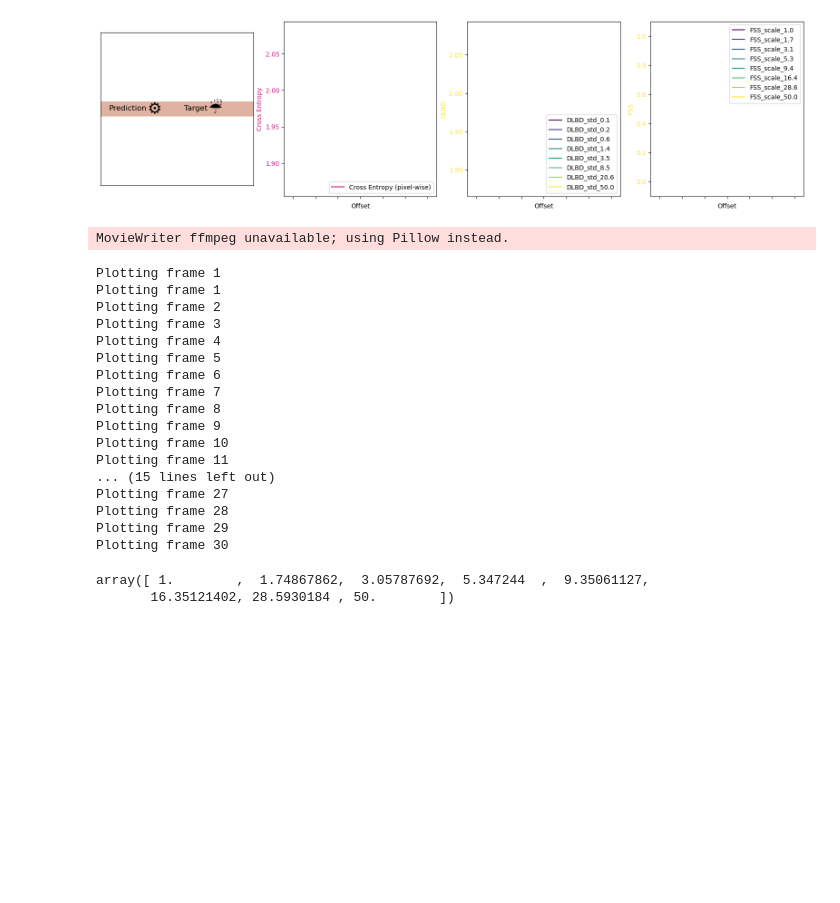
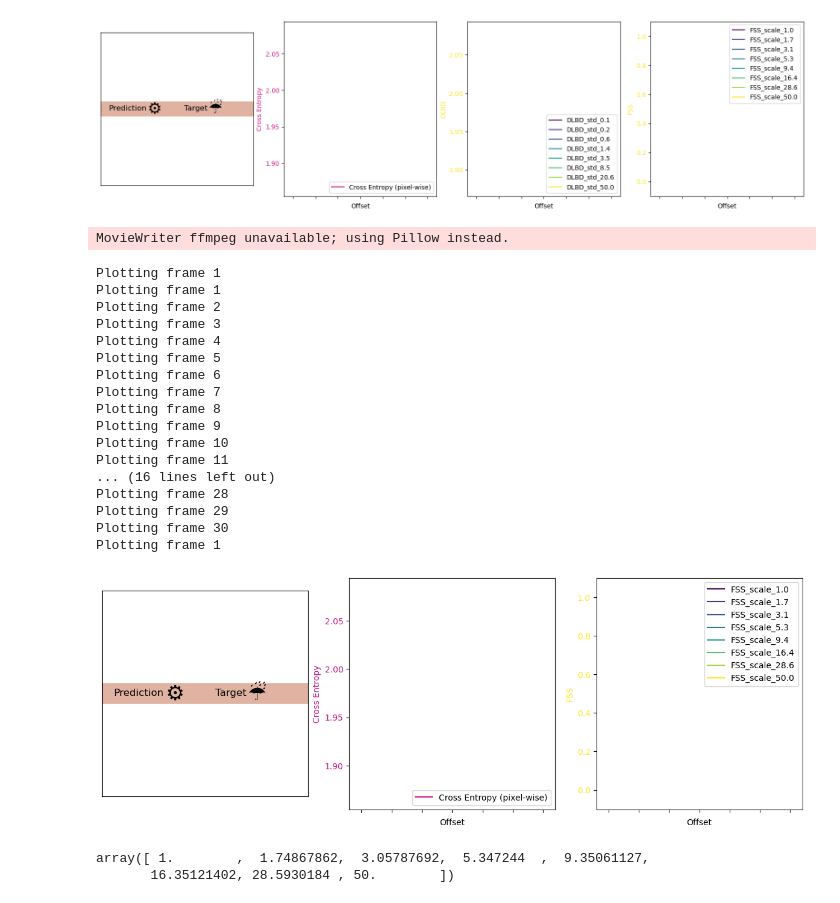
Before and after one commit to Osrip/deep_learn_rain_nowcasting, a Jupyter notebook: notebooks/toy_example_dlbd_with_FSS.ipynb, the cells around one changed output. Saved outputs shown, nothing was run; the diff lists cells and outputs as text; code cells hidden in the pictures; blank space fills up the shorter version.

```diff
--- a/notebooks/toy_example_dlbd_with_FSS.ipynb
+++ b/notebooks/toy_example_dlbd_with_FSS.ipynb
@@ -477,40 +534,45 @@ fss_scales = np.logspace(0, np.log10(50), 8)
 target_pixel_frames, pred_pixel_frames, rmses, fss_scale_dict, dlbd_std_dict = create_frames(len(offsets), fss_scales, dlbd_stds)
 # %%
 # Do plotting for the animation:
+# Set up figure and subplots
+# fig, ax = plt.subplots(1, 4, figsize=(20, 5))
+
+fig, ax = plt.subplots(1, 3, figsize=(15, 5))
 
 ani = FuncAnimation(fig, lambda frame_idx: update(
     frame_idx,
     target_pixel_frames,
     pred_pixel_frames,
     rmses,
     fss_scale_dict,
     fss_scales,
     dlbd_std_dict,
     dlbd_stds,
     offsets), frames=len(offsets), repeat=False)
 
 # ani.save('/Users/jan/Downloads/animation51.mp4', writer='ffmpeg', fps=5)
 # ani.save('/Users/jan/Downloads/animation54_no_scaling.gif', writer='ffmpeg', fps=5, dpi=150)
-ani.save('/home/jan/Downloads/animation_test_32.gif', writer='ffmpeg', fps=5, dpi=150)
+ani.save('/home/jan/Downloads/animation_test_34_noDLBD.gif', writer='ffmpeg', fps=5, dpi=150)
 # %% [output]
 MovieWriter ffmpeg unavailable; using Pillow instead.
 Plotting frame 1
 Plotting frame 1
 Plotting frame 2
 Plotting frame 3
 Plotting frame 4
 Plotting frame 5
 Plotting frame 6
 Plotting frame 7
 Plotting frame 8
 Plotting frame 9
 Plotting frame 10
 Plotting frame 11
-... (15 lines left out)
-Plotting frame 27
+... (16 lines left out)
 Plotting frame 28
 Plotting frame 29
 Plotting frame 30
+Plotting frame 1
+[figure, added]
 # %%
 np.logspace(0, np.log10(50), 8)
 # %% [output]
```
Also changed, not shown: parts of 2 cells of this notebook, 2 other files.
